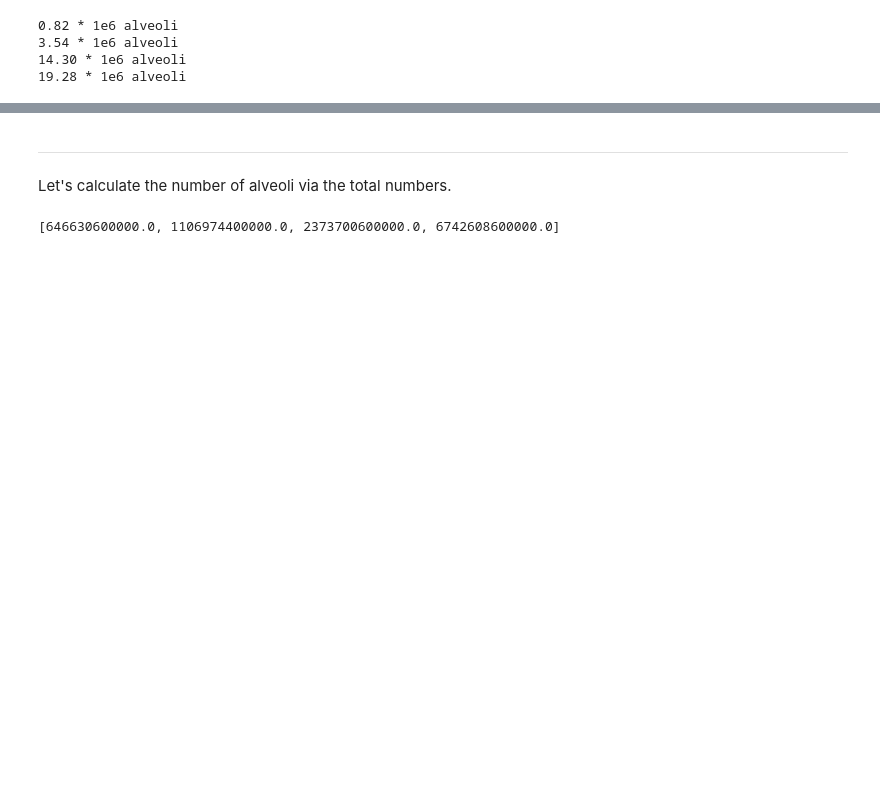
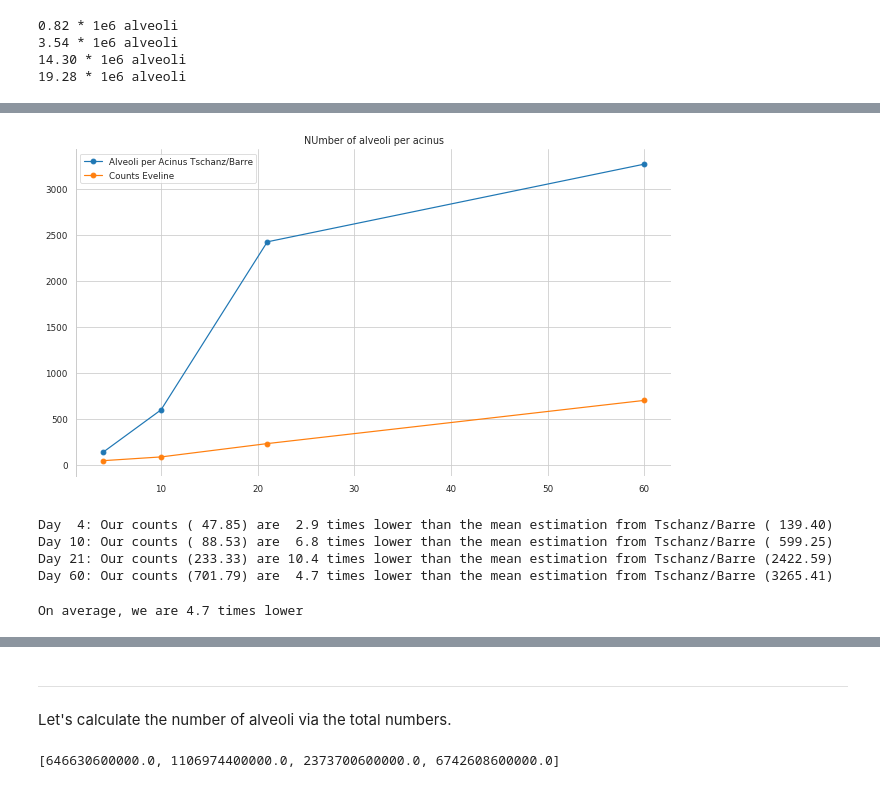
Before and after one commit to habi/acinar-analysis, a Jupyter notebook: Analysis.ipynb, the cells around one changed output, grey strips where cells are left out. Drawn from its saved outputs; the diff is of its cells as text; code cells hidden in the pictures; blank space fills up the shorter version.

```diff
--- a/Analysis.ipynb
+++ b/Analysis.ipynb
@@ -1727,0 +1727,35 @@ for i in StefanNumberOfAlveoli:
+# %%
+# Plot the Tschanz/Barre alveolie per aciunus estimation vs. Evelines counts
+plt.plot(sorted(Data.Day.unique()),
+         TschanzBarreAlveoliPerAcinus,
+         marker='o',
+         label='Alveoli per Acinus Tschanz/Barre')
+plt.plot(sorted(Data.Day.unique()),
+         [Data.loc[Data.Day == d]['Counts_Eveline'].mean() for d in sorted(Data.Day.unique())],
+         marker='o',
+         label='Counts Eveline')
+plt.legend()
+plt.title('NUmber of alveoli per acinus')
+plt.show()
+# %% [output]
+[figure, added]
+# %%
+for c, d in enumerate(sorted(Data.Day.unique())):
+    print('Day %02s: Our counts (%6.2f) are %4.1f times lower '
+          'than the mean estimation from Tschanz/Barre (%7.2f)'
+          % (d,
+          Data.loc[Data.Day == d]['Counts_Eveline'].mean(),
+          numpy.divide(TschanzBarreAlveoliPerAcinus,
+                       [Data.loc[Data.Day == d]['Counts_Eveline'].mean() for d in sorted(Data.Day.unique())])[c],
+          TschanzBarreAlveoliPerAcinus[c]))
+# %% [output]
+Day  4: Our counts ( 47.85) are  2.9 times lower than the mean estimation from Tschanz/Barre ( 139.40)
+Day 10: Our counts ( 88.53) are  6.8 times lower than the mean estimation from Tschanz/Barre ( 599.25)
+Day 21: Our counts (233.33) are 10.4 times lower than the mean estimation from Tschanz/Barre (2422.59)
+Day 60: Our counts (701.79) are  4.7 times lower than the mean estimation from Tschanz/Barre (3265.41)
+# %%
+print('On average, we are %0.1f times lower' %
+      numpy.mean(numpy.divide(TschanzBarreAlveoliPerAcinus,
+                              [Data.loc[Data.Day == d]['Counts_Eveline'].mean() for d in sorted(Data.Day.unique())])[c]))
+# %% [output]
+On average, we are 4.7 times lower
```
Also changed, not shown: parts of 56 cells of this notebook.
